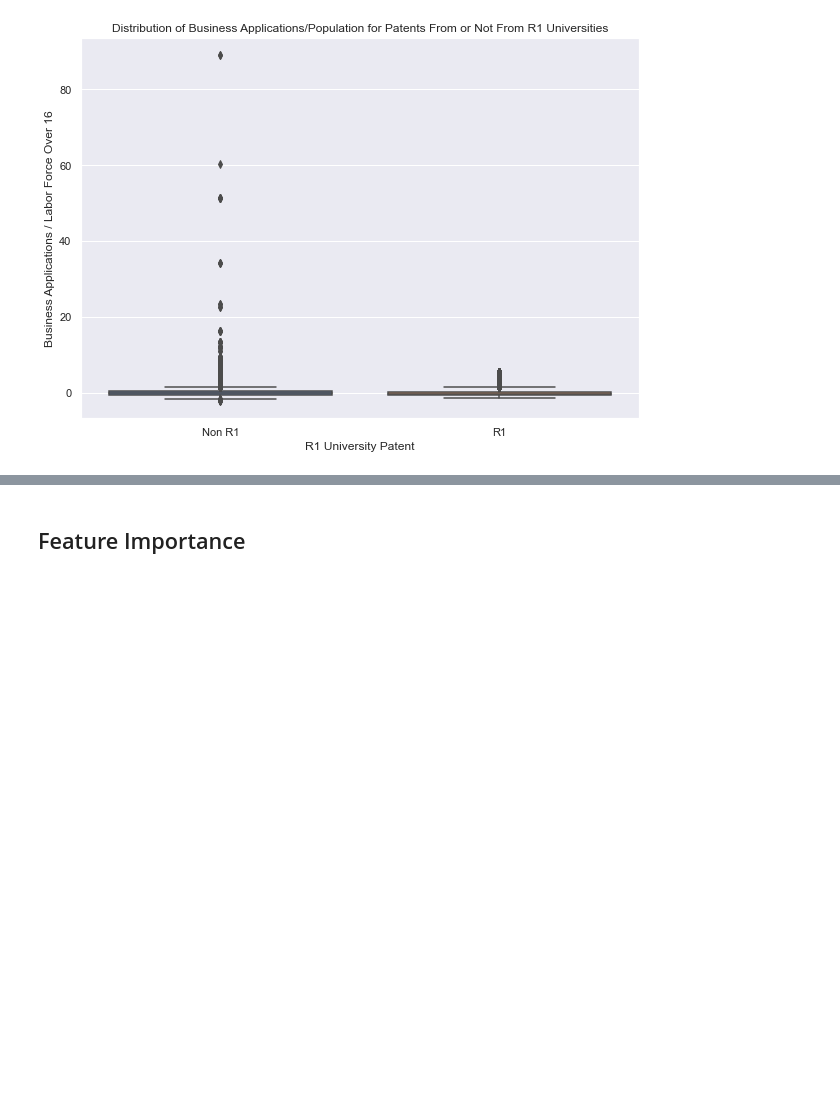
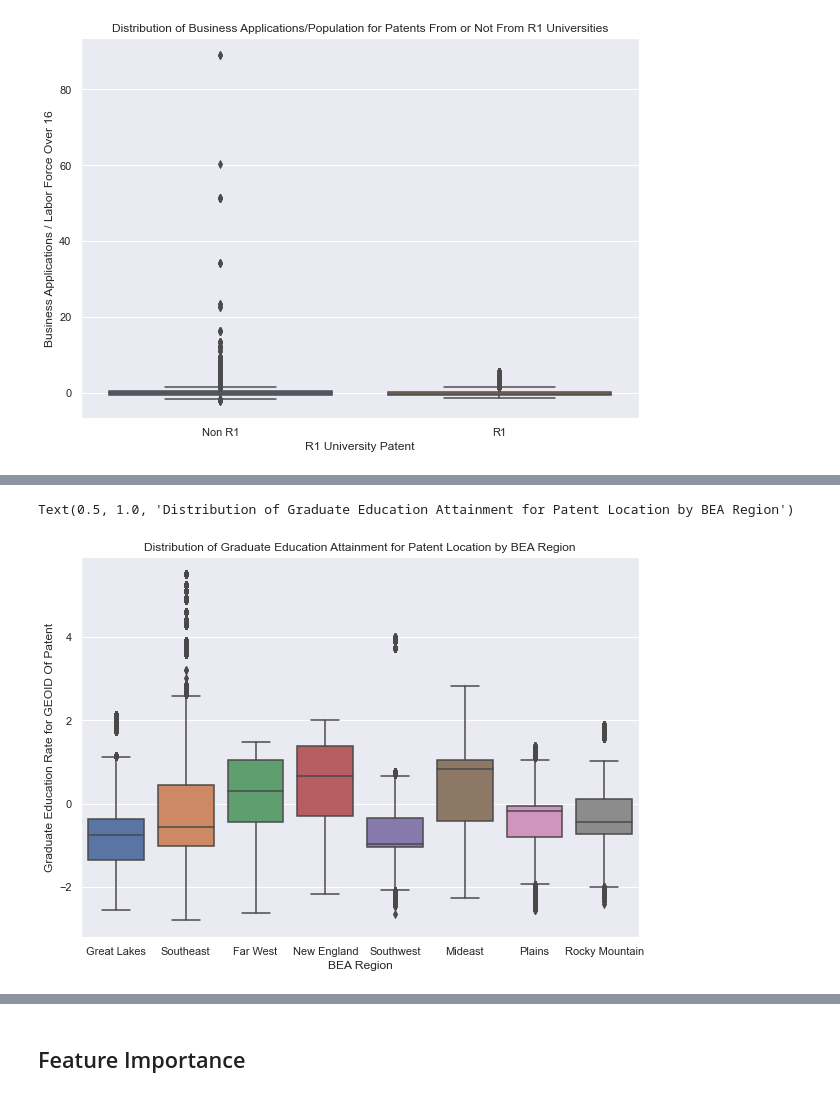
Before and after one commit to mhk9c/patents22, a Jupyter notebook: tc_categorical_9_Feature_Selection.ipynb, the cells around one changed output, grey strips where cells are left out. Saved outputs shown, nothing was run; the diff lists cells and outputs as text; code cells hidden in the pictures; blank space fills up the shorter version.

```diff
--- a/tc_categorical_9_Feature_Selection.ipynb
+++ b/tc_categorical_9_Feature_Selection.ipynb
@@ -396,0 +426,9 @@ __More plots to be made to do a check for selected numerical features.__
+# %%
+plt.figure(figsize = (10,7))
+sns.boxplot(x = 'bea_region', y = 'Over25_Grad', data = train_read)
+plt.xlabel("BEA Region")
+plt.ylabel("Graduate Education Rate for GEOID Of Patent")
+plt.title("Distribution of Graduate Education Attainment for Patent Location by BEA Region")
+# %% [output]
+Text(0.5, 1.0, 'Distribution of Graduate Education Attainment for Patent Location by BEA Region')
+[figure, added]
```
Also changed, not shown: parts of 14 cells of this notebook.
